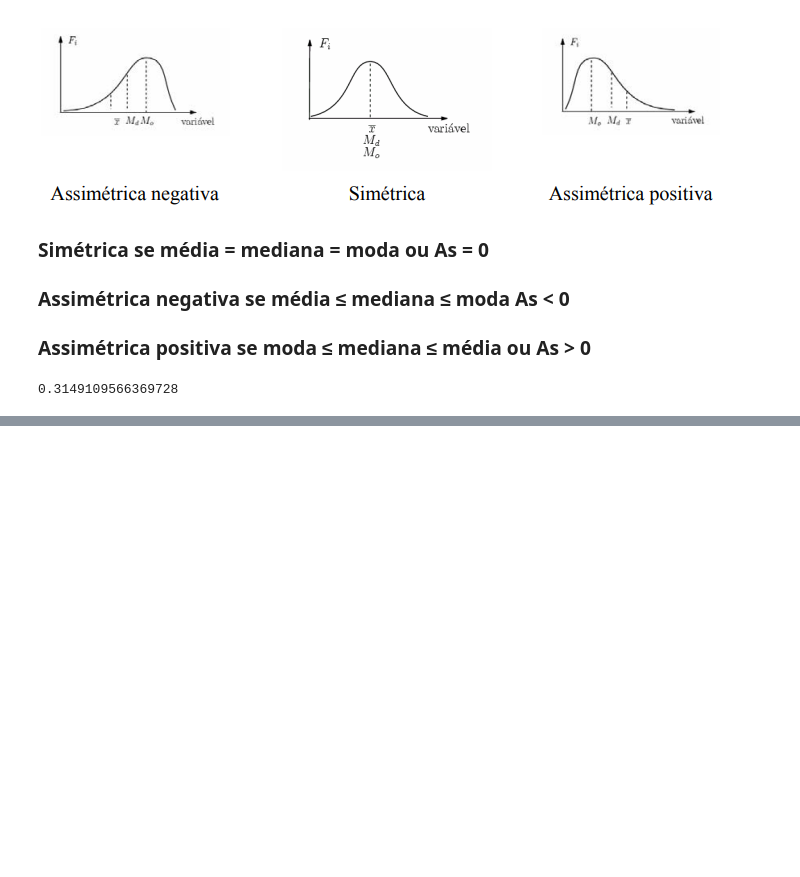
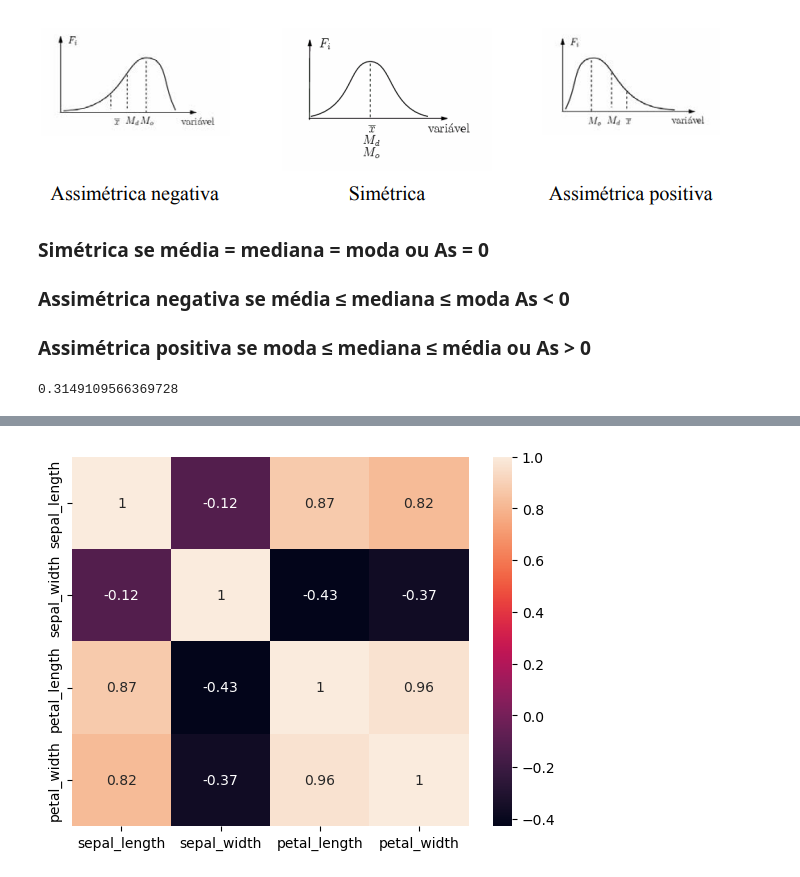
Before and after one commit to emersonmrd/python_para_analise_de_dados, a Jupyter notebook: Estatistica_Descritiva.ipynb, the cells around one changed output, grey strips where cells are left out. Drawn from its saved outputs; the diff is of its cells as text; code cells hidden in the pictures; blank space fills up the shorter version.

```diff
--- a/Estatistica_Descritiva.ipynb
+++ b/Estatistica_Descritiva.ipynb
@@ -152,0 +182,4 @@ Base_Dados['sepal_length'].skew()
+# %%
+Numeros_Base_Dados = Base_Dados.select_dtypes(include=['number'])
+
+Numeros_Base_Dados.corr()
@@ -152,0 +192,4 @@ Base_Dados['sepal_length'].skew()
+# %%
+sns.heatmap(Numeros_Base_Dados.corr(), annot=True);
+# %% [output]
+[figure, added]
```
Also changed, not shown: parts of 11 cells of this notebook.
